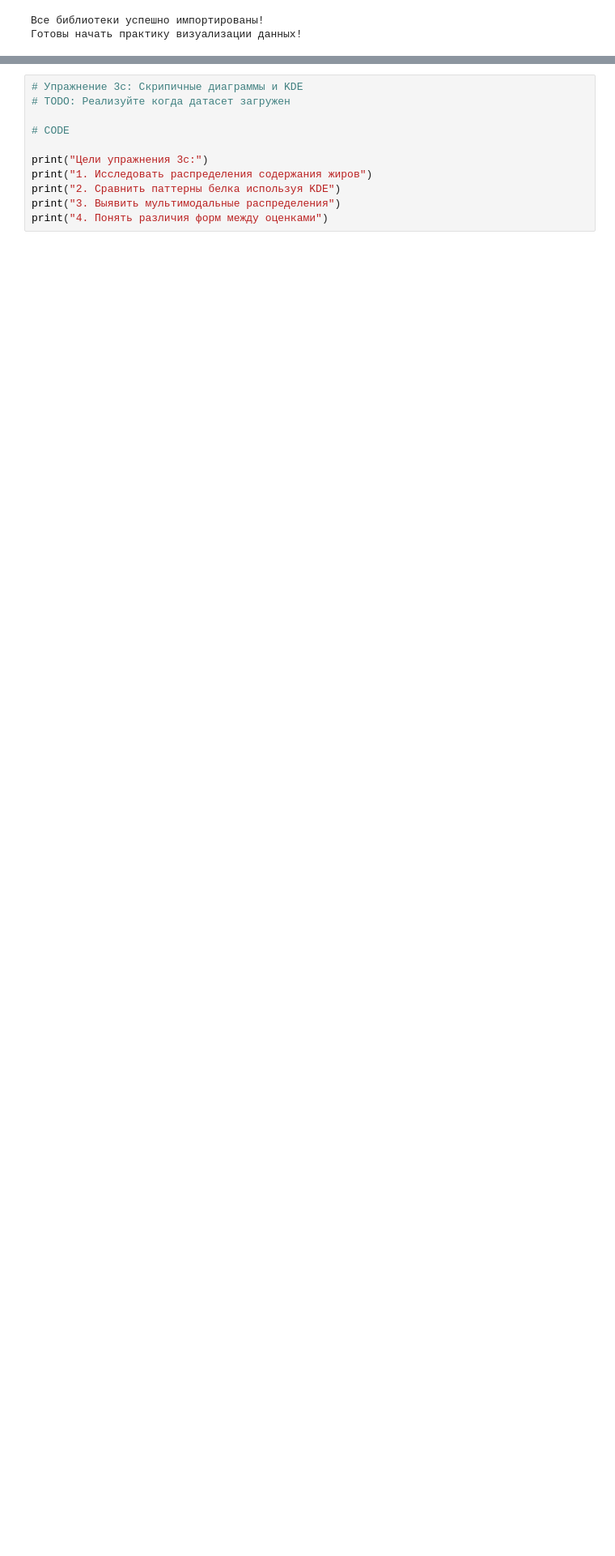
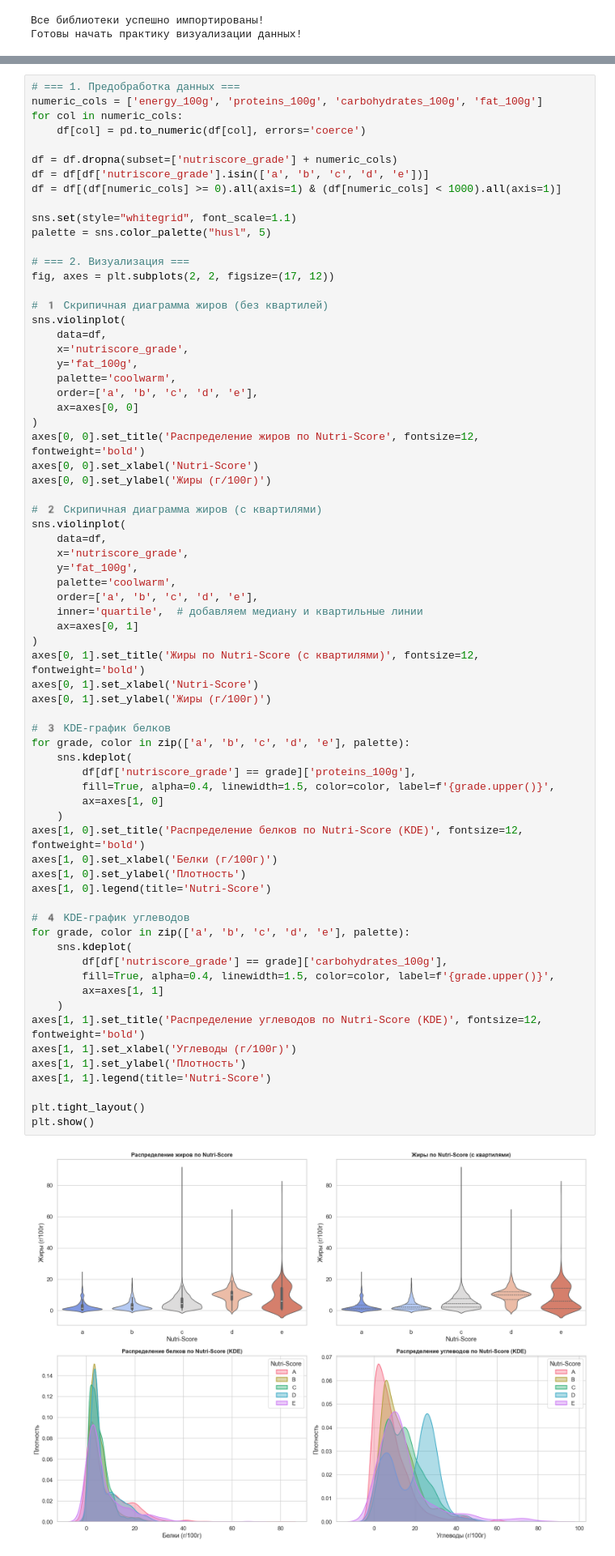
Before and after one commit to gulden333/iad_pr2, a Jupyter notebook: data_visualization_practice_s.ipynb, the cells around one changed output, grey strips where cells are left out. Shown at 81% size. Drawn from its saved outputs; the diff is of its cells as text; blank space fills up the shorter version.

```diff
--- a/data_visualization_practice_s.ipynb
+++ b/data_visualization_practice_s.ipynb
@@ -183,16 +257,76 @@ print("4. Интерпретировать что делает продукты
 3. Экспериментируйте с обеими техниками и сравните их выводы
 4. Определите какие продукты имеют необычные пищевые профили
 # %%
-# Упражнение 3c: Скрипичные диаграммы и KDE
-# TODO: Реализуйте когда датасет загружен
+# === 1. Предобработка данных ===
+numeric_cols = ['energy_100g', 'proteins_100g', 'carbohydrates_100g', 'fat_100g']
+for col in numeric_cols:
+    df[col] = pd.to_numeric(df[col], errors='coerce')
 
-# CODE
+df = df.dropna(subset=['nutriscore_grade'] + numeric_cols)
+df = df[df['nutriscore_grade'].isin(['a', 'b', 'c', 'd', 'e'])]
+df = df[(df[numeric_cols] >= 0).all(axis=1) & (df[numeric_cols] < 1000).all(axis=1)]
 
-print("Цели упражнения 3c:")
-print("1. Исследовать распределения содержания жиров")
-print("2. Сравнить паттерны белка используя KDE")
-print("3. Выявить мультимодальные распределения")
-print("4. Понять различия форм между оценками")
+sns.set(style="whitegrid", font_scale=1.1)
+palette = sns.color_palette("husl", 5)
+
+# === 2. Визуализация ===
+fig, axes = plt.subplots(2, 2, figsize=(17, 12))
+
+# 1️ Скрипичная диаграмма жиров (без квартилей)
+sns.violinplot(
+    data=df,
+    x='nutriscore_grade',
+    y='fat_100g',
+    palette='coolwarm',
+    order=['a', 'b', 'c', 'd', 'e'],
+    ax=axes[0, 0]
+)
+axes[0, 0].set_title('Распределение жиров по Nutri-Score', fontsize=12, fontweight='bold')
+axes[0, 0].set_xlabel('Nutri-Score')
+axes[0, 0].set_ylabel('Жиры (г/100г)')
+
+# 2️ Скрипичная диаграмма жиров (с квартилями)
+sns.violinplot(
+    data=df,
+    x='nutriscore_grade',
+    y='fat_100g',
+    palette='coolwarm',
+    order=['a', 'b', 'c', 'd', 'e'],
+    inner='quartile',  # добавляем медиану и квартильные линии
+    ax=axes[0, 1]
+)
+axes[0, 1].set_title('Жиры по Nutri-Score (с квартилями)', fontsize=12, fontweight='bold')
+axes[0, 1].set_xlabel('Nutri-Score')
+axes[0, 1].set_ylabel('Жиры (г/100г)')
+
+# 3️ KDE-график белков
+for grade, color in zip(['a', 'b', 'c', 'd', 'e'], palette):
+    sns.kdeplot(
+        df[df['nutriscore_grade'] == grade]['proteins_100g'],
+        fill=True, alpha=0.4, linewidth=1.5, color=color, label=f'{grade.upper()}',
+        ax=axes[1, 0]
+    )
+axes[1, 0].set_title('Распределение белков по Nutri-Score (KDE)', fontsize=12, fontweight='bold')
+axes[1, 0].set_xlabel('Белки (г/100г)')
+axes[1, 0].set_ylabel('Плотность')
+axes[1, 0].legend(title='Nutri-Score')
+
+# 4️ KDE-график углеводов
+for grade, color in zip(['a', 'b', 'c', 'd', 'e'], palette):
+    sns.kdeplot(
+        df[df['nutriscore_grade'] == grade]['carbohydrates_100g'],
+        fill=True, alpha=0.4, linewidth=1.5, color=color, label=f'{grade.upper()}',
+        ax=axes[1, 1]
+    )
+axes[1, 1].set_title('Распределение углеводов по Nutri-Score (KDE)', fontsize=12, fontweight='bold')
+axes[1, 1].set_xlabel('Углеводы (г/100г)')
+axes[1, 1].set_ylabel('Плотность')
+axes[1, 1].legend(title='Nutri-Score')
+
+plt.tight_layout()
+plt.show()
+# %% [output]
+[figure, added]
 # %% [markdown]
 ## Упражнение 4: Продвинутый многомерный анализ
 
```
Also changed, not shown: parts of 7 cells of this notebook.
